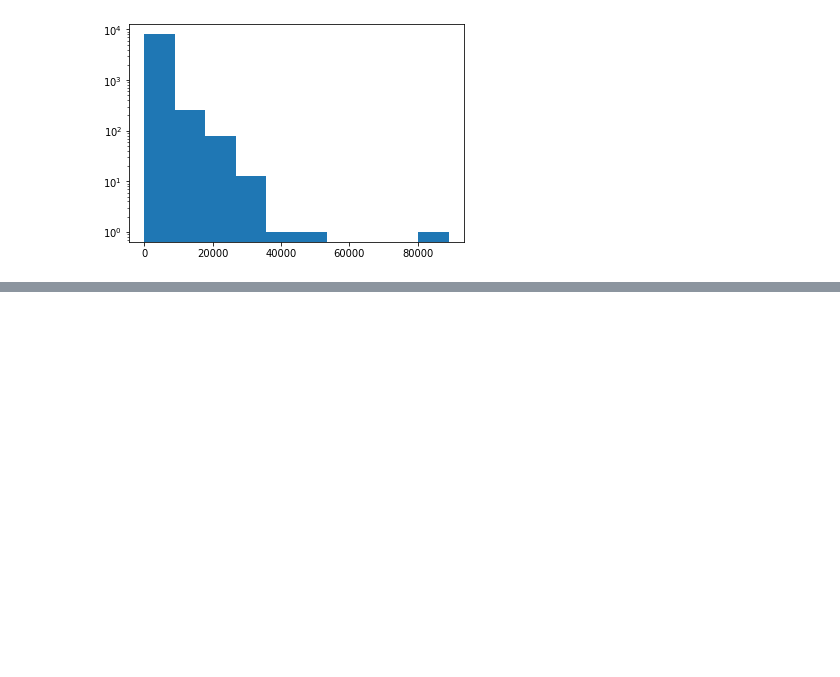
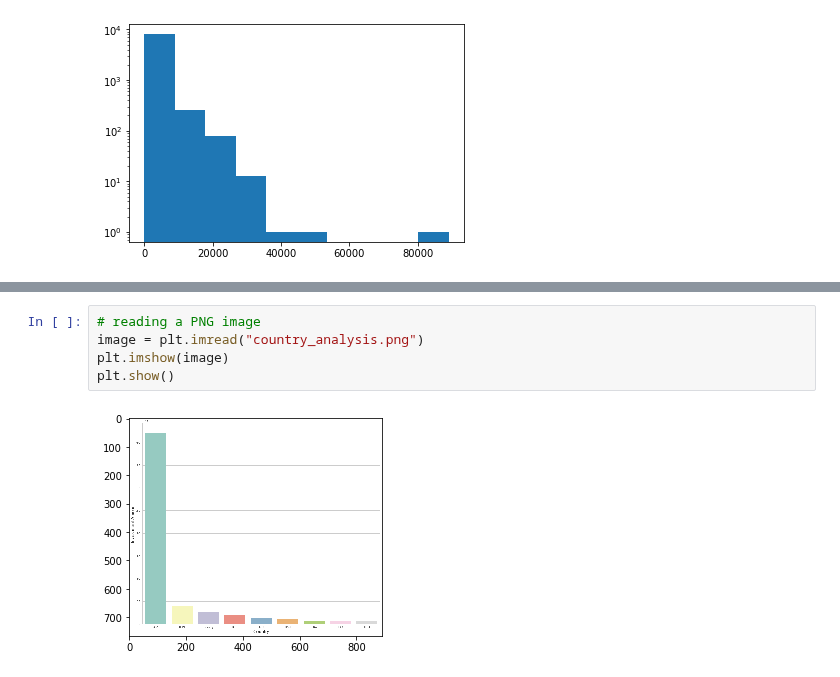
Before and after one commit to R-aryan/Machine_Learning_Crash_Course, a Jupyter notebook: Data Visualization/Matplotlib_Introduction.ipynb, the cells around one changed output, grey strips where cells are left out. Drawn from its saved outputs; the diff is of its cells as text; blank space fills up the shorter version.

```diff
--- a/Data Visualization/Matplotlib_Introduction.ipynb
+++ b/Data Visualization/Matplotlib_Introduction.ipynb
@@ -243,0 +259,7 @@ plt.show()
+# %%
+# reading a PNG image
+image = plt.imread("country_analysis.png")
+plt.imshow(image)
+plt.show()
+# %% [output]
+[figure, added]
```
Also changed, not shown: parts of 3 cells of this notebook.
